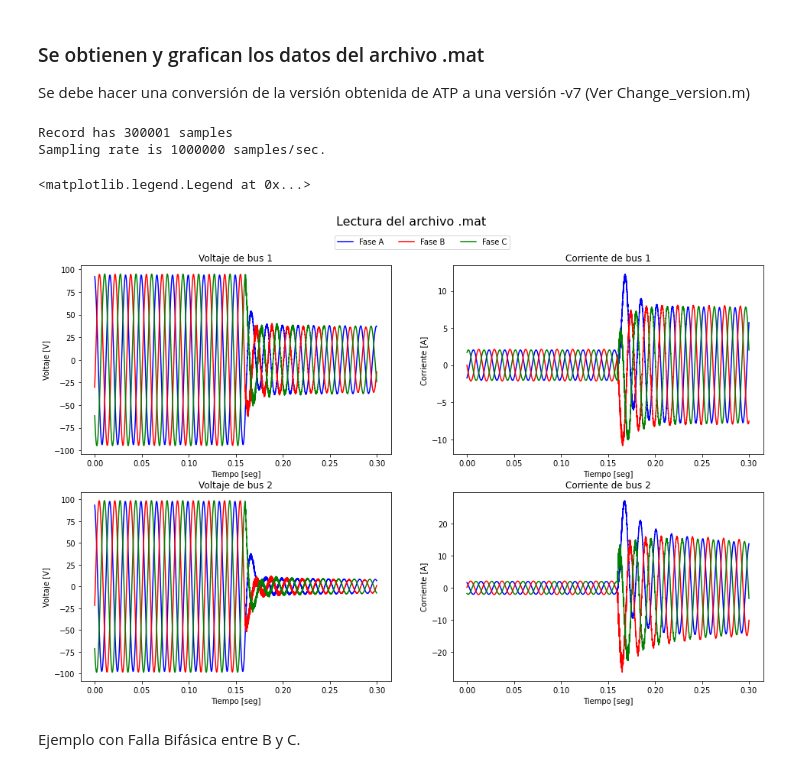
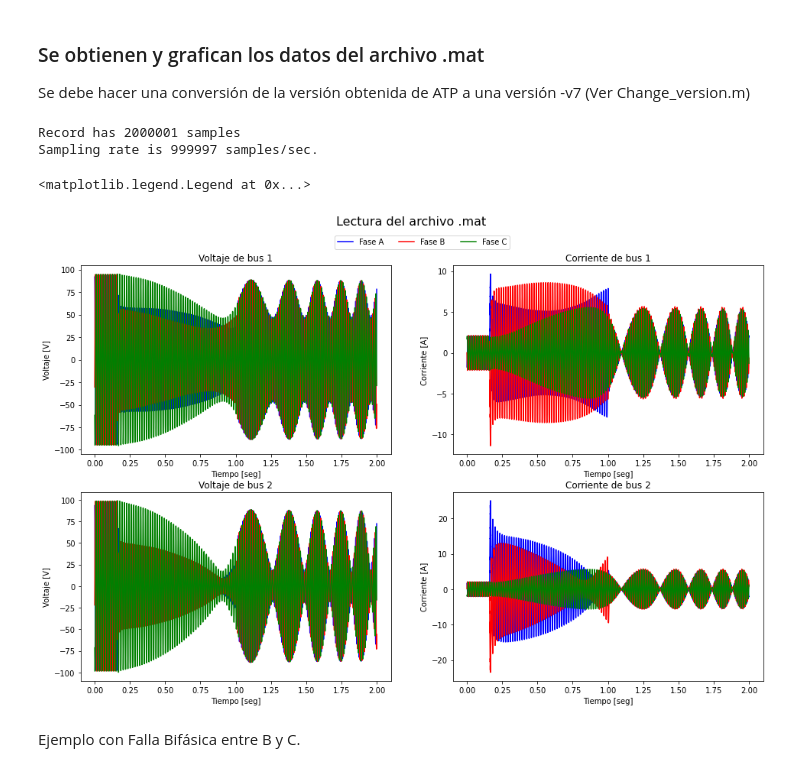
Before and after one commit to andresenrique08/Virtual_Relay_Course, a Jupyter notebook: TC2/Test_Rele_Final.ipynb, the cells around one changed output. Cells and saved outputs as stored; diff of their text form; code cells hidden in the pictures.

```diff
--- a/TC2/Test_Rele_Final.ipynb
+++ b/TC2/Test_Rele_Final.ipynb
@@ -17,3 +28,33 @@ import pandas as pd
+# %%
+# ARCHIVO .mat
+# Este archivo debe tener un registro de al menos 0.7 segundos después de la generación de la falla
+mat = loadmat('Falla_AB_90%_001ohm.mat') # El archivo se selecciona desde la interfaz
+
+# RELACIÓN DE TRANSFORMADORES DE INTRUMENTACIÓN
+ratio_CT =2000/5 #Usado en el cálculo de impedancia
+ratio_PT = 241000/110
+
+# NUMERO DE MUESTRAS POR CICLO (PARA EL SUBMUESTREO)
+fs_user_cycle = 64 # ESTA DATO VIENE DE LA INTERFAZ
+
+# TIEMPO DE DISPARO DE ZONA 2 EN EL RELÉ DE DISTANCIA
+t2 = 0.4 # Disparo zona dos
+
+# TIEMPO DE DISPARO
+Td=0.1
+
+# IMPEDANCIA DE LA LINEA AL 100%
+L = 45 # Line Total Length
+R1L = 0.0924 #[ohm/mille]
+X1L = 0.649 #[ohm/mille]
+R0L = 0.0924 #[ohm/mille]
+X0L = 0.649 #[ohm/mille]
+R0M = 0.267 #[ohm/mille] #Resistencia mutua de acople
+X0M = 1.5 #[ohm/mille] #Reactancia mutua de acople
+
+# PORCENTAJE DE LA DEFINICIÓN DE ZONAS PARA LA CARACTERÍSTICA MHO
+zone1 = 0.8
+zone2 = 1.2
 # %% [markdown]
 ## Definición de métodos a Utilizar
 
@@ -101,8 +142,6 @@ def DFT(time, data, fk, fs_user_cycle):
 
 Se debe hacer una conversión de la versión obtenida de ATP a una versión -v7 (Ver Change_version.m)
 # %%
-mat = loadmat('Falla_ABC_90%_001ohm.mat') # El archivo se selecciona desde la interfaz
-
 # Reading time vector:
 time = mat['t'] #Se conoce que todos los archivos vendrán con este vector incluido
 
@@ -123,10 +162,6 @@ currents_bus1 = np.empty(([len(time),3]))
 
 voltages_bus2 = np.empty(([len(time),3]))
 currents_bus2 = np.empty(([len(time),3]))
-
-# Primary side
-ratio_CT =2000/5 #Usado en el cálculo de impedancia
-ratio_PT = 241000/110
 
 col=0
 for i in ['a','b','c']:
@@ -138,36 +173,36 @@ for i in ['a','b','c']:
 
 measures = [voltages_bus1,currents_bus1,voltages_bus2,currents_bus2]
 #print(N_tot)
 
 f, axarr = plt.subplots(2, 2, figsize =(16, 10))
 f.suptitle('Lectura del archivo .mat', y=0.97, fontsize=16)
 labels = ['Fase A', 'Fase B', 'Fase C']
 
 n_bus=1
 for i in range(len(measures)):
     if (i % 2)==0: #Si es par
         p1 = np.int(i/2)
         p2 = 0
         axarr[p1,p2].set_title(('Voltaje de bus '+str(n_bus)))
         axarr[p1,p2].set_ylabel('Voltaje [V]')
     else:
         p1 = np.int(np.ceil(i/2)-1)
         p2 = 1
         axarr[p1,p2].set_title(('Corriente de bus '+str(n_bus)))
         axarr[p1,p2].set_ylabel('Corriente [A]')
         n_bus=n_bus+1
 
     axarr[p1,p2].set_xlabel('Tiempo [seg]')
     axarr[p1,p2].plot(time, measures[i][:,0], 'b-', label='Fase A')
     axarr[p1,p2].plot(time, measures[i][:,1], 'r-', label='Fase B')
     axarr[p1,p2].plot(time, measures[i][:,2], 'g-', label='Fase C')
 
 f.legend(axarr[1,1].get_lines(), labels, ncol=3, bbox_to_anchor=(0.54, 0.87))
 # %% [output]
-Record has 300001 samples
-Sampling rate is 1000000 samples/sec.
+Record has 2000001 samples
+Sampling rate is 999997 samples/sec.
 <matplotlib.legend.Legend at 0x...>
-[figure, old version]
+[figure, new version]
 # %% [markdown]
 Ejemplo con Falla Bifásica entre B y C.
 # %% [markdown]
```
Also changed, not shown: parts of 59 cells of this notebook, 18 other files.
